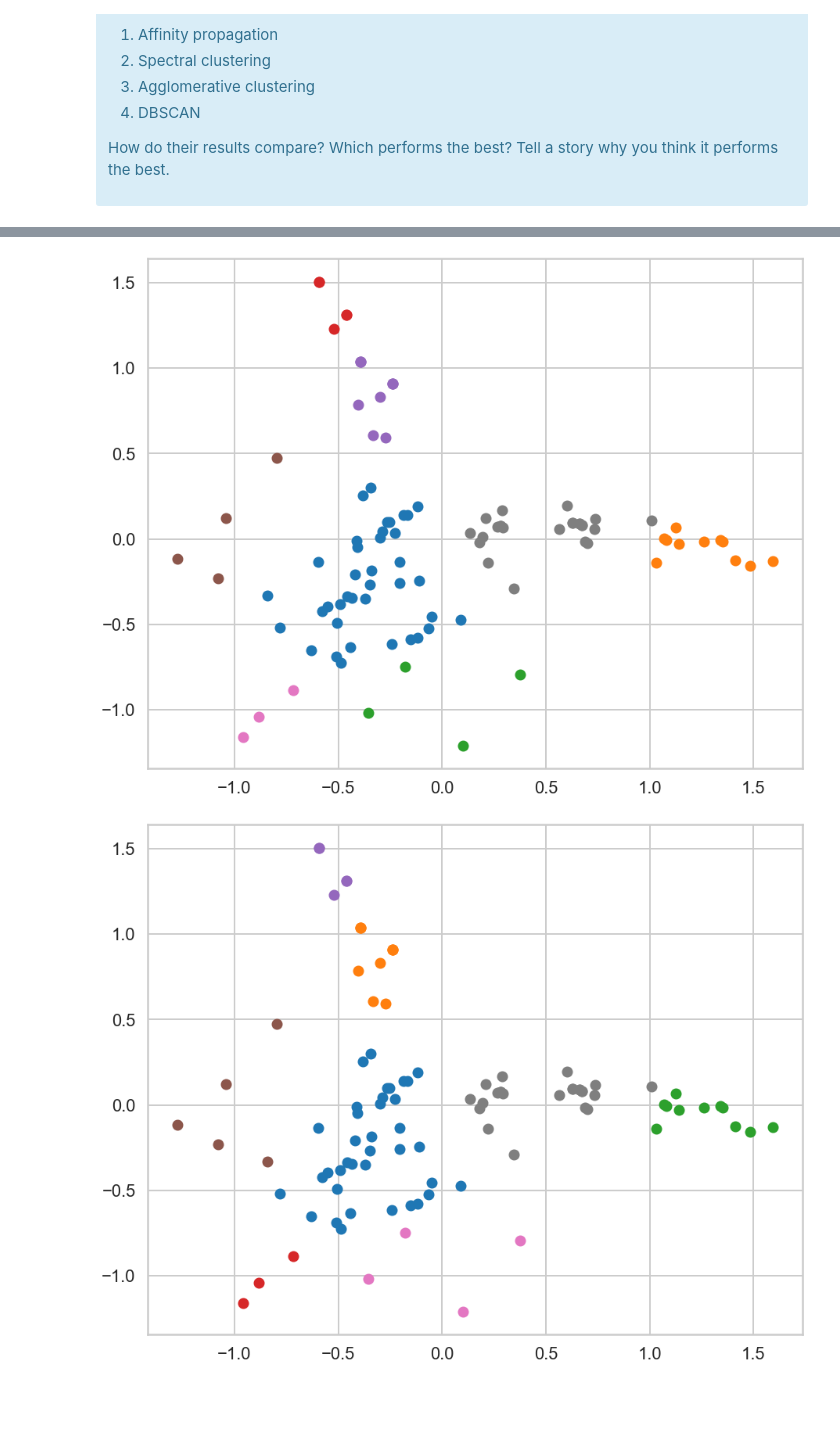
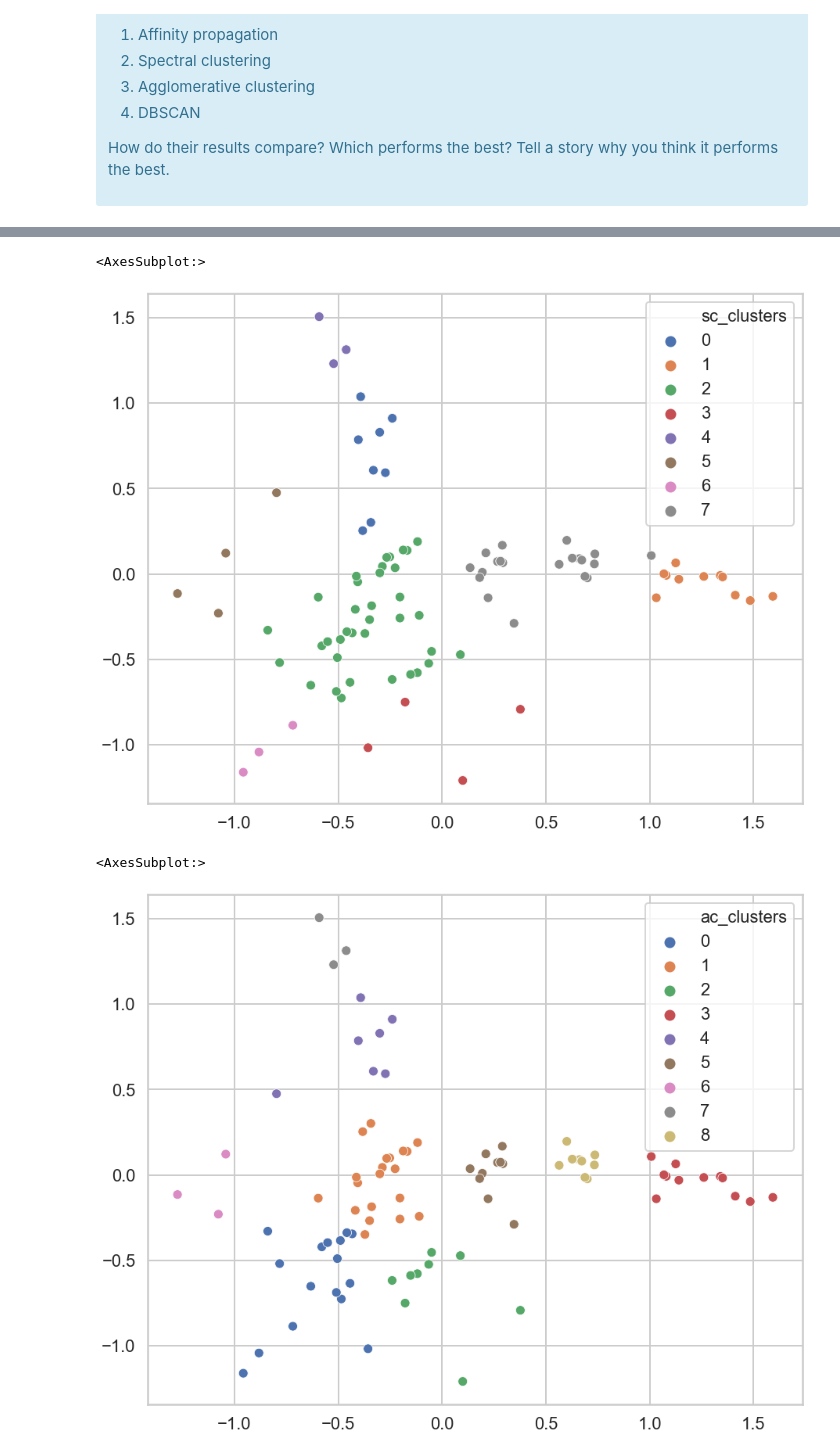
Before and after one commit to dj-m/CustomerSegmentationClustering, a Jupyter notebook: notebooks/Clustering Case Study - Customer Segmentation with K-Means - Tier 3.ipynb, the cells around one changed output, grey strips where cells are left out. Drawn from its saved outputs; the diff is of its cells as text; code cells hidden in the pictures; blank space fills up the shorter version.

```diff
--- a/notebooks/Clustering Case Study - Customer Segmentation with K-Means - Tier 3.ipynb
+++ b/notebooks/Clustering Case Study - Customer Segmentation with K-Means - Tier 3.ipynb
@@ -541,6 +541,9 @@ Source: http://scikit-learn.org/stable/modules/clustering.html
 </div>
 # %%
 # Your turn
+
+# Setting Copy Warning off
+pd.options.mode.chained_assignment = None
 
 # affinity propagation algorithm
 from sklearn.cluster import AffinityPropagation
@@ -549,21 +552,21 @@ from numpy import where
 
 X_ = customer_clusters.iloc[:,2:].values
 
-af = AffinityPropagation(damping = 0.9, max_iter = 250, random_state = 0)
-model_af = af.fit(X_)
-y_af = model_af.predict(X_)
-cluster_centers_indices = model_af.cluster_centers_indices_
-labels = model_af.labels_
+ap = AffinityPropagation(damping = 0.9, max_iter = 250, random_state = 0)
+model_ap = ap.fit(X_)
+y_ap = model_ap.predict(X_)
+cluster_centers_indices = model_ap.cluster_centers_indices_
+labels = model_ap.labels_
 
 n_clusters_ = len(cluster_centers_indices)
-clusters = unique(y_af)
+#clusters_ap = unique(y_ap)
 
 print('Estimated number of clusters: %d' % n_clusters_)
 
+customer_clusters['ap_clusters'] = y_ap
+
 fig = plt.figure(figsize = [15,12])
 
-for cluster in clusters:
-    row_ix = where(y_af == cluster)
-    plt.scatter(X_[row_ix, 0], X_[row_ix, 1])
+sns.scatterplot(x = X_[:,0], y = X_[:,1], hue = customer_clusters.ap_clusters, legend = 'full', palette = 'deep')
 # %% [output]
 Estimated number of clusters: 9
@@ -572,33 +576,33 @@ Estimated number of clusters: 9
 # spectral clustering algorithm
 from sklearn.cluster import SpectralClustering
 
-model_sc = SpectralClustering(n_clusters = 8)
+model_sc = SpectralClustering()
 y_sc = model_sc.fit_predict(X_)
-clusters = unique(y_sc)
+
+customer_clusters['sc_clusters'] = y_sc
 
 fig = plt.figure(figsize = [15,12])
 
-for cluster in clusters:
-    row_ix = where(y_sc == cluster)
-    plt.scatter(X_[row_ix, 0], X_[row_ix, 1])
+sns.scatterplot(x = X_[:,0], y = X_[:,1], hue = customer_clusters.sc_clusters, legend = 'full', palette = 'deep')
 # %% [output]
+<AxesSubplot:>
-[figure, old version]
+[figure, new version]
 # %%
 # agglomerative clustering algorithm
 
 from sklearn.cluster import AgglomerativeClustering
 
-model_ac = SpectralClustering(n_clusters = 8)
+model_ac = AgglomerativeClustering(n_clusters = 9)
 y_ac = model_ac.fit_predict(X_)
-clusters = unique(y_ac)
+
+customer_clusters['ac_clusters'] = y_ac
 
 fig = plt.figure(figsize = [15,12])
 
-for cluster in clusters:
-    row_ix = where(y_ac == cluster)
-    plt.scatter(X_[row_ix, 0], X_[row_ix, 1])
+sns.scatterplot(x = X_[:,0], y = X_[:,1], hue = customer_clusters.ac_clusters, legend = 'full', palette = 'deep')
 # %% [output]
+<AxesSubplot:>
-[figure, old version]
+[figure, new version]
 # %%
 # creating dendrogram
 
```
Also changed, not shown: parts of 9 cells of this notebook.
